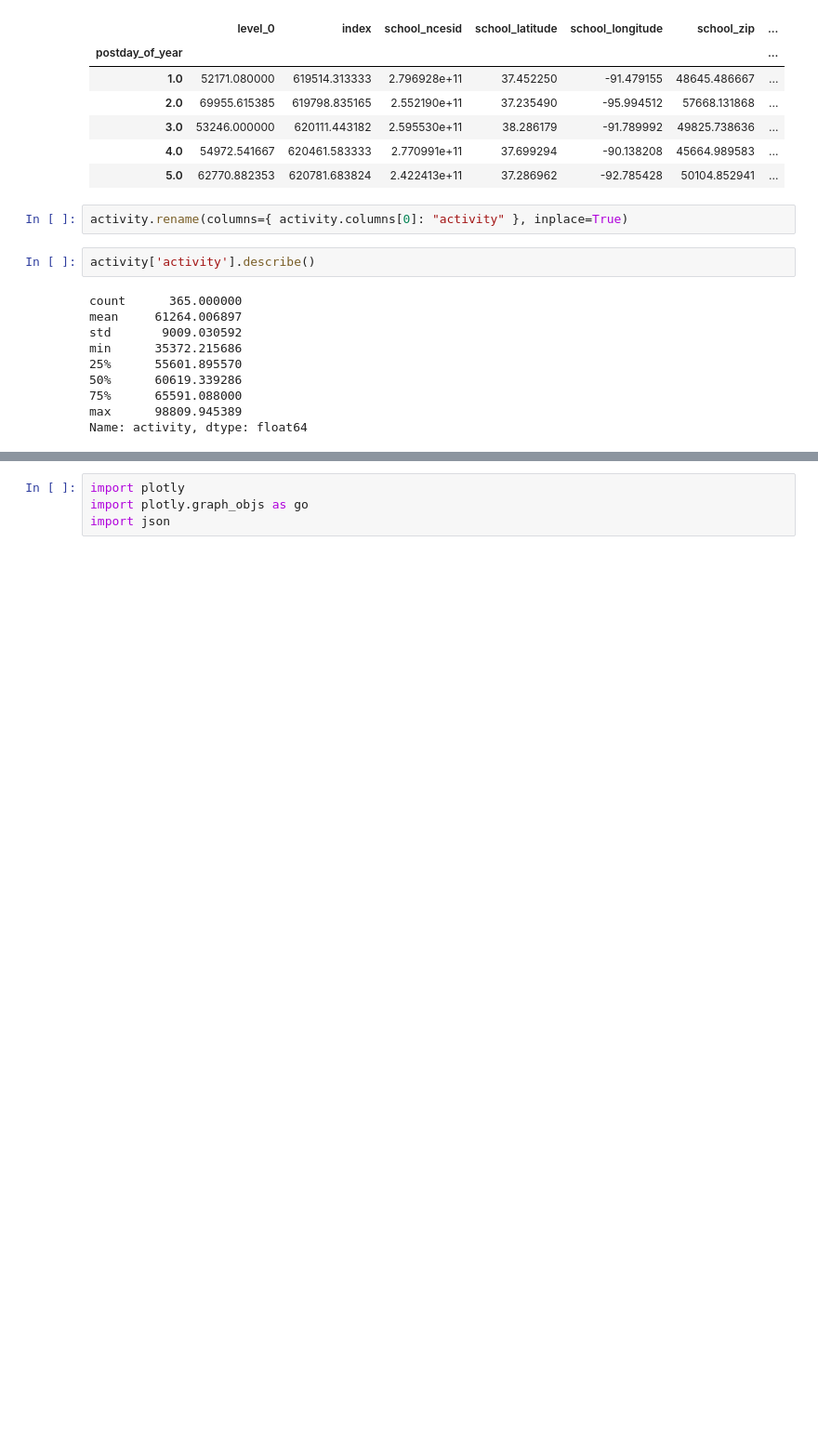
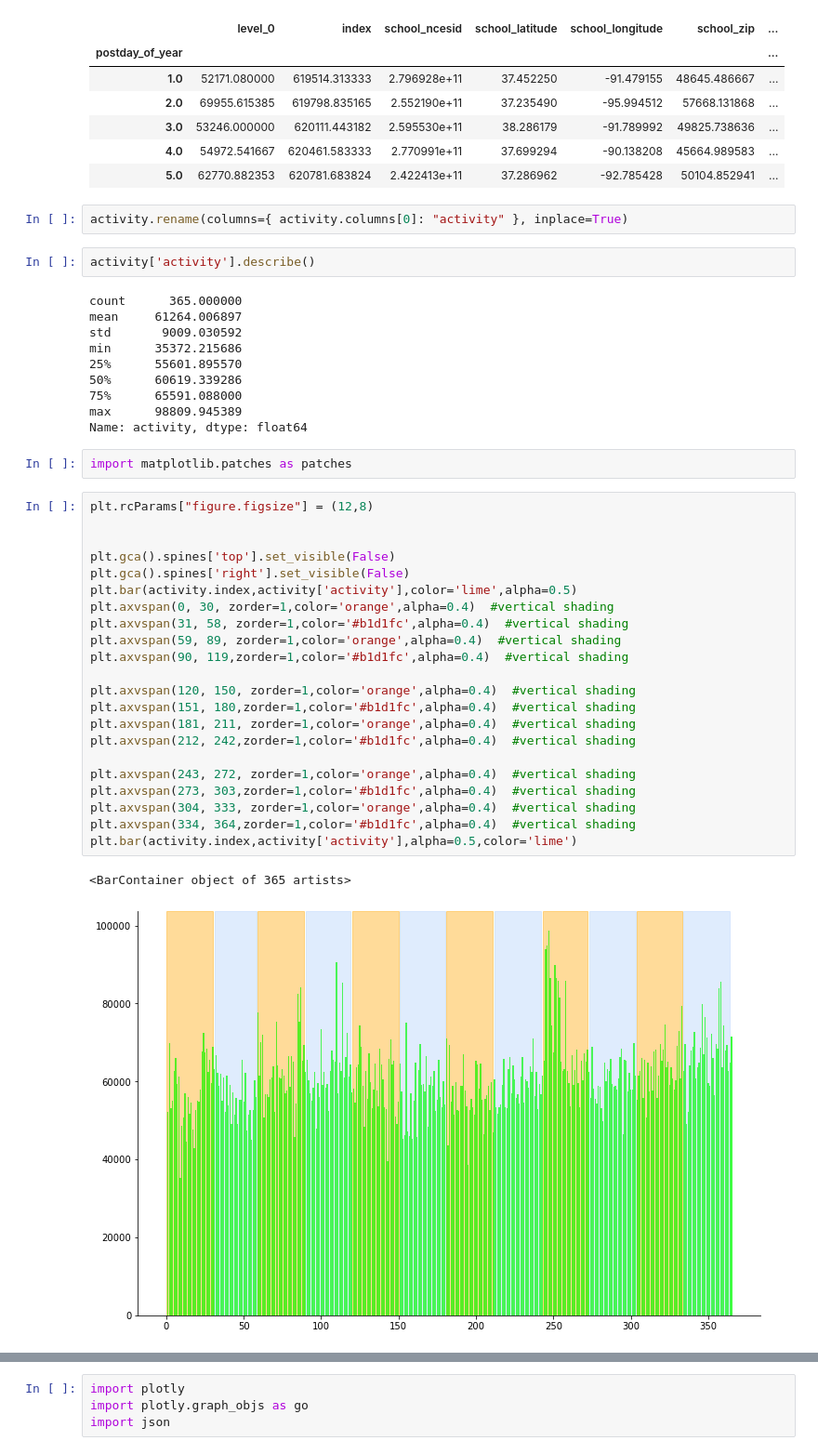
Before and after one commit to russell-ligon/DonorBooster, a Jupyter notebook: testscripts/circle_plot.ipynb, the cells around one changed output, grey strips where cells are left out. Shown at 93% size. Drawn from its saved outputs; the diff is of its cells as text; blank space fills up the shorter version.

```diff
--- a/testscripts/circle_plot.ipynb
+++ b/testscripts/circle_plot.ipynb
@@ -115,4 +115,31 @@ min      35372.215686
 75%      65591.088000
 max      98809.945389
 Name: activity, dtype: float64
+# %%
+import matplotlib.patches as patches
+# %%
+plt.rcParams["figure.figsize"] = (12,8)
+
+
+plt.gca().spines['top'].set_visible(False)
+plt.gca().spines['right'].set_visible(False)
+plt.bar(activity.index,activity['activity'],color='lime',alpha=0.5)
+plt.axvspan(0, 30, zorder=1,color='orange',alpha=0.4)  #vertical shading
+plt.axvspan(31, 58, zorder=1,color='#b1d1fc',alpha=0.4)  #vertical shading
+plt.axvspan(59, 89, zorder=1,color='orange',alpha=0.4)  #vertical shading
+plt.axvspan(90, 119,zorder=1,color='#b1d1fc',alpha=0.4)  #vertical shading
+
+plt.axvspan(120, 150, zorder=1,color='orange',alpha=0.4)  #vertical shading
+plt.axvspan(151, 180,zorder=1,color='#b1d1fc',alpha=0.4)  #vertical shading
+plt.axvspan(181, 211, zorder=1,color='orange',alpha=0.4)  #vertical shading
+plt.axvspan(212, 242,zorder=1,color='#b1d1fc',alpha=0.4)  #vertical shading
+
+plt.axvspan(243, 272, zorder=1,color='orange',alpha=0.4)  #vertical shading
+plt.axvspan(273, 303,zorder=1,color='#b1d1fc',alpha=0.4)  #vertical shading
+plt.axvspan(304, 333, zorder=1,color='orange',alpha=0.4)  #vertical shading
+plt.axvspan(334, 364,zorder=1,color='#b1d1fc',alpha=0.4)  #vertical shading
+plt.bar(activity.index,activity['activity'],alpha=0.5,color='lime')
+# %% [output]
+<BarContainer object of 365 artists>
+[figure, added]
 # %%
```
Also changed, not shown: parts of 9 cells of this notebook, 5 other files.
